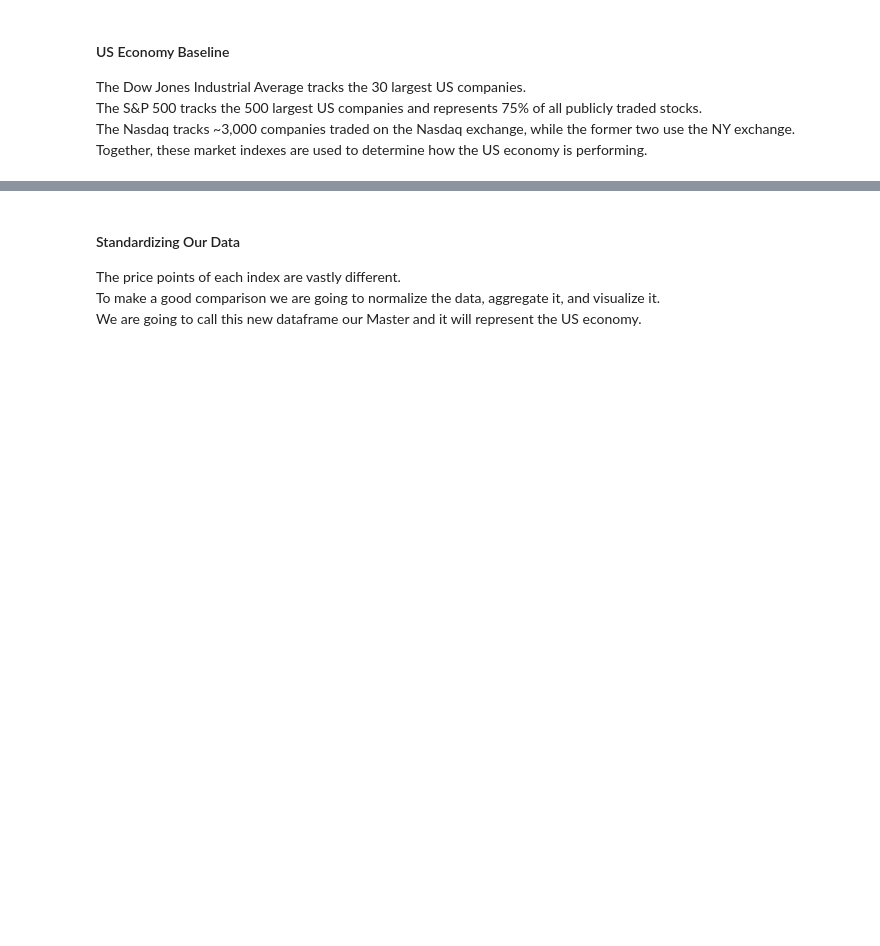
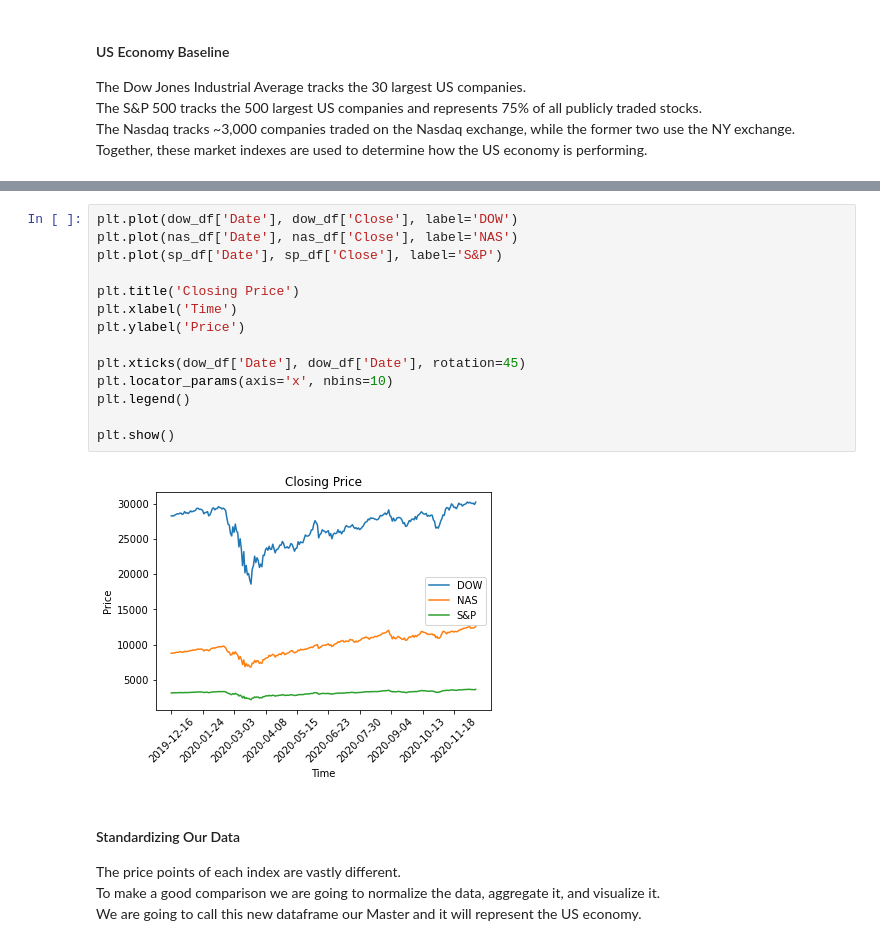
Before and after one commit to JonathanConn/320_final, a Jupyter notebook: main.ipynb, the cells around one changed output, grey strips where cells are left out. Drawn from its saved outputs; the diff is of its cells as text; blank space fills up the shorter version.

Commit message:
added plots and styled them

```diff
--- a/main.ipynb
+++ b/main.ipynb
@@ -57,3 +66,19 @@ sp_df = pd.read_csv('data/s&p_data.csv')
+# %%
+plt.plot(dow_df['Date'], dow_df['Close'], label='DOW')
+plt.plot(nas_df['Date'], nas_df['Close'], label='NAS')
+plt.plot(sp_df['Date'], sp_df['Close'], label='S&P')
+
+plt.title('Closing Price')
+plt.xlabel('Time')
+plt.ylabel('Price')
+
+plt.xticks(dow_df['Date'], dow_df['Date'], rotation=45)
+plt.locator_params(axis='x', nbins=10)
+plt.legend()
+
+plt.show()
+# %% [output]
+[figure, added]
 # %% [markdown]
 #### Standardizing Our Data
 The price points of each index are vastly different.
```
Also changed, not shown: parts of 5 cells of this notebook.
